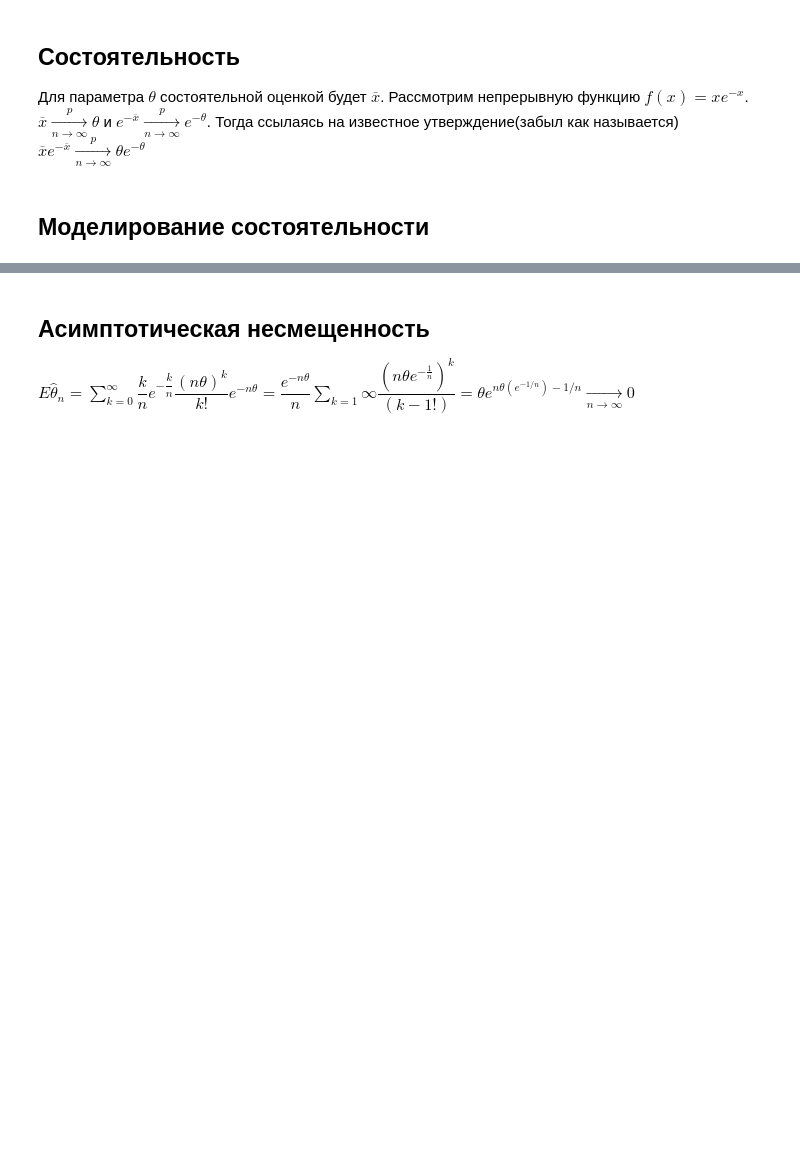
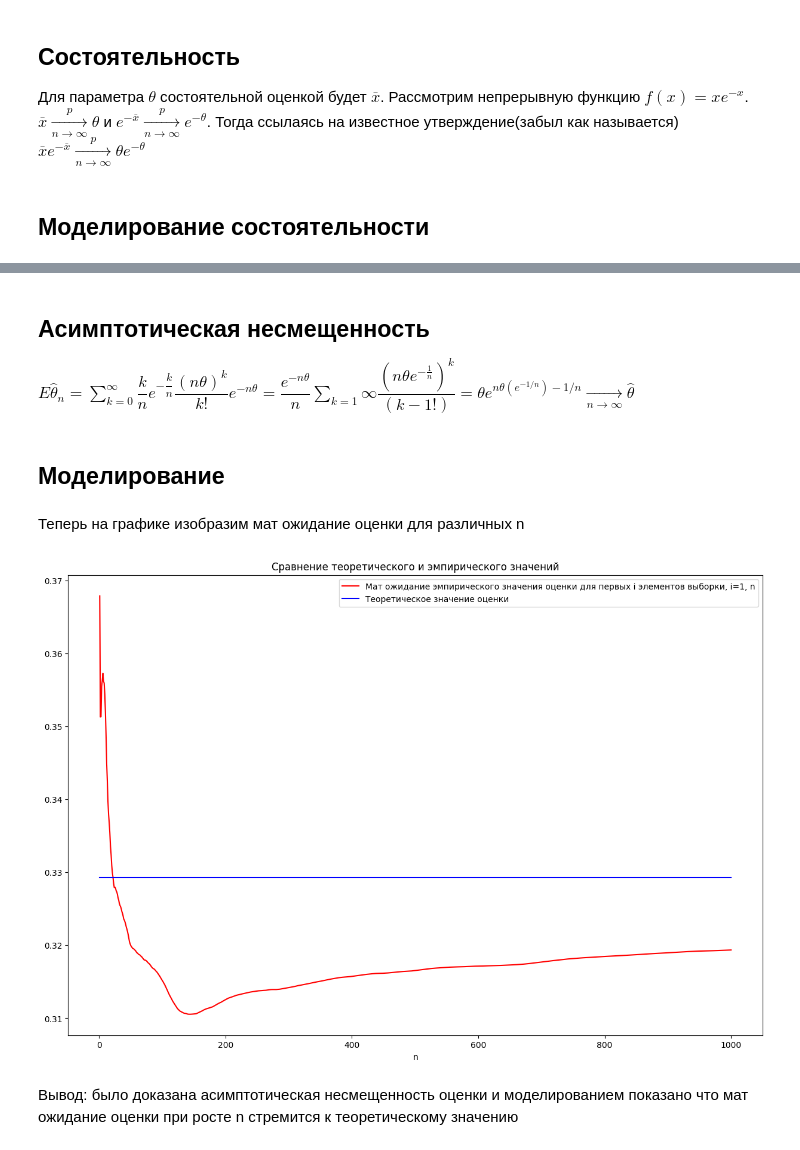
Before and after one commit to walcermelodia/hse-statistics, a Jupyter notebook: hw-6.ipynb, the cells around one changed output, grey strips where cells are left out. Saved outputs shown, nothing was run; the diff lists cells and outputs as text; code cells hidden in the pictures; blank space fills up the shorter version.

```diff
--- a/hw-6.ipynb
+++ b/hw-6.ipynb
@@ -17,4 +42,34 @@
 # %% [markdown]
 ## Асимптотическая несмещенность
 
-$  E\hat{\theta}_n = \sum\limits_{k = 0}^{\infty} \dfrac{k}{n} e^{-\dfrac{k}{n}} \dfrac{(n\theta)^k}{k!} e^{-n\theta} = \dfrac{e^{-n\theta}}{n} \sum\limits_{k = 1}{\infty} \dfrac{(n\theta e^{-\frac{1}{n}})^k}{(k - 1!)} = \theta e^{n\theta (e^{-1/n}) - 1/n} \xrightarrow[n \rightarrow \infty]{} 0$
+$  E\hat{\theta}_n = \sum\limits_{k = 0}^{\infty} \dfrac{k}{n} e^{-\dfrac{k}{n}} \dfrac{(n\theta)^k}{k!} e^{-n\theta} = \dfrac{e^{-n\theta}}{n} \sum\limits_{k = 1}{\infty} \dfrac{(n\theta e^{-\frac{1}{n}})^k}{(k - 1!)} = \theta e^{n\theta (e^{-1/n}) - 1/n} \xrightarrow[n \rightarrow \infty]{} \hat{\theta}$
+# %% [markdown]
+## Моделирование
+# %%
+mu = 0.6 # параметр лямбда
+true_meaning = 0.6 * exp(-mu) # теоретическое значение
+n = 1000 # объем выборки
+# %%
+rv = poisson.rvs(mu, size=n) # смоделируем случайные значения распределения пуассона
+
+model_means = [np.mean(rv[:i + 1]) for i in range(n)] # посчитаем выборочное среднее для первых i элементов, i = 1, n
+model_evaluations = [e * exp(-e) for e in model_means] # посчитаем эмпирические значения оценки для первых i элементов, i = 1, n
+# %% [markdown]
+Теперь на графике изобразим мат ожидание оценки для различных n
+# %%
+model_evaluations_means = [np.mean(model_evaluations[:i + 1]) for i in range(n)]
+# %%
+plt.figure(figsize=(15,10))
+
+plt.plot(list(range(1, n + 1)), model_evaluations_means, color='r', label='Мат ожидание эмпирического значения оценки для первых i элементов выборки, i=1, n')
+plt.plot(list(range(1, n + 1)), [true_meaning] * n, color='b', label='Теоретическое значение оценки')
+
+plt.xlabel("n")
+plt.title("Сравнение теоретического и эмпирического значений")
+
+plt.legend()
+plt.show()
+# %% [output]
+[figure, added]
+# %% [markdown]
+Вывод: было доказана асимптотическая несмещенность оценки и моделированием показано что мат ожидание оценки при росте n стремится к теоретическому значению
```
Also changed, not shown: parts of 8 cells of this notebook, 1 other file.
